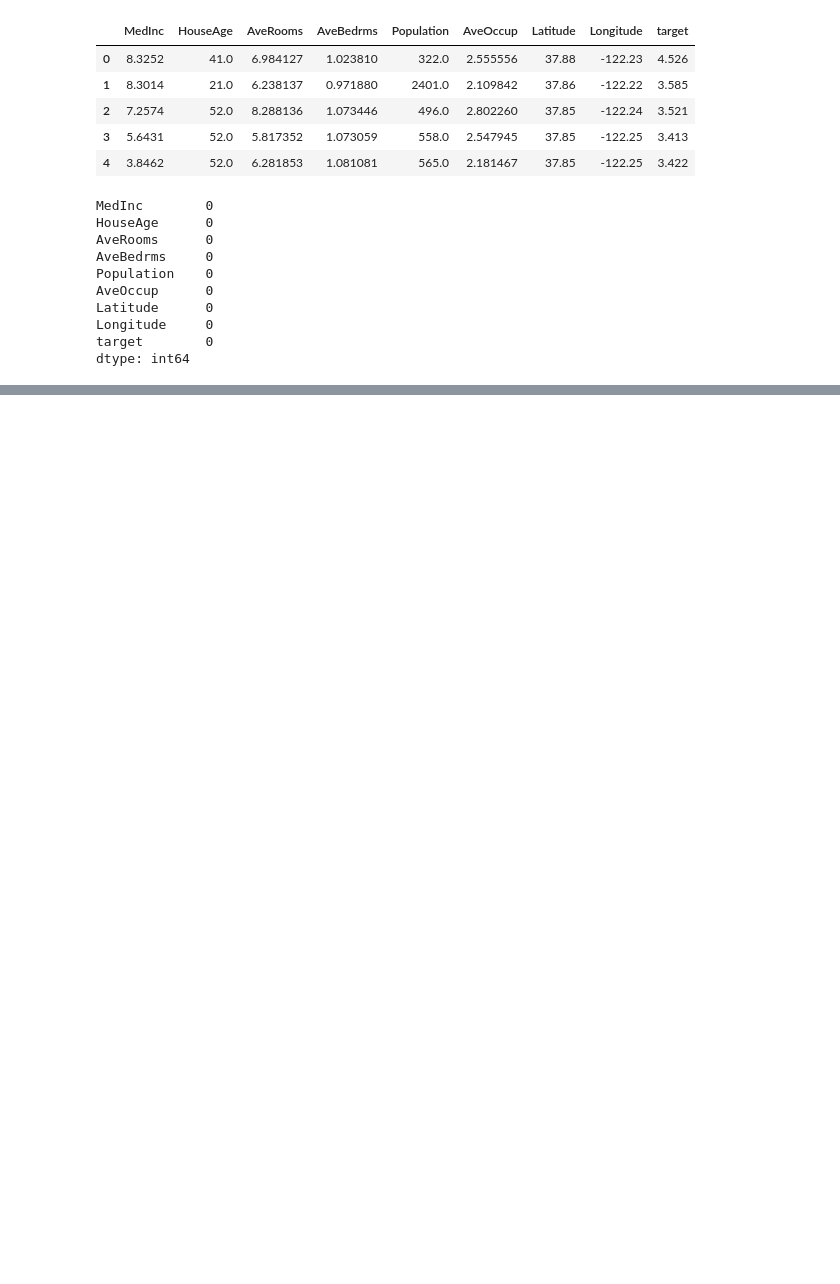
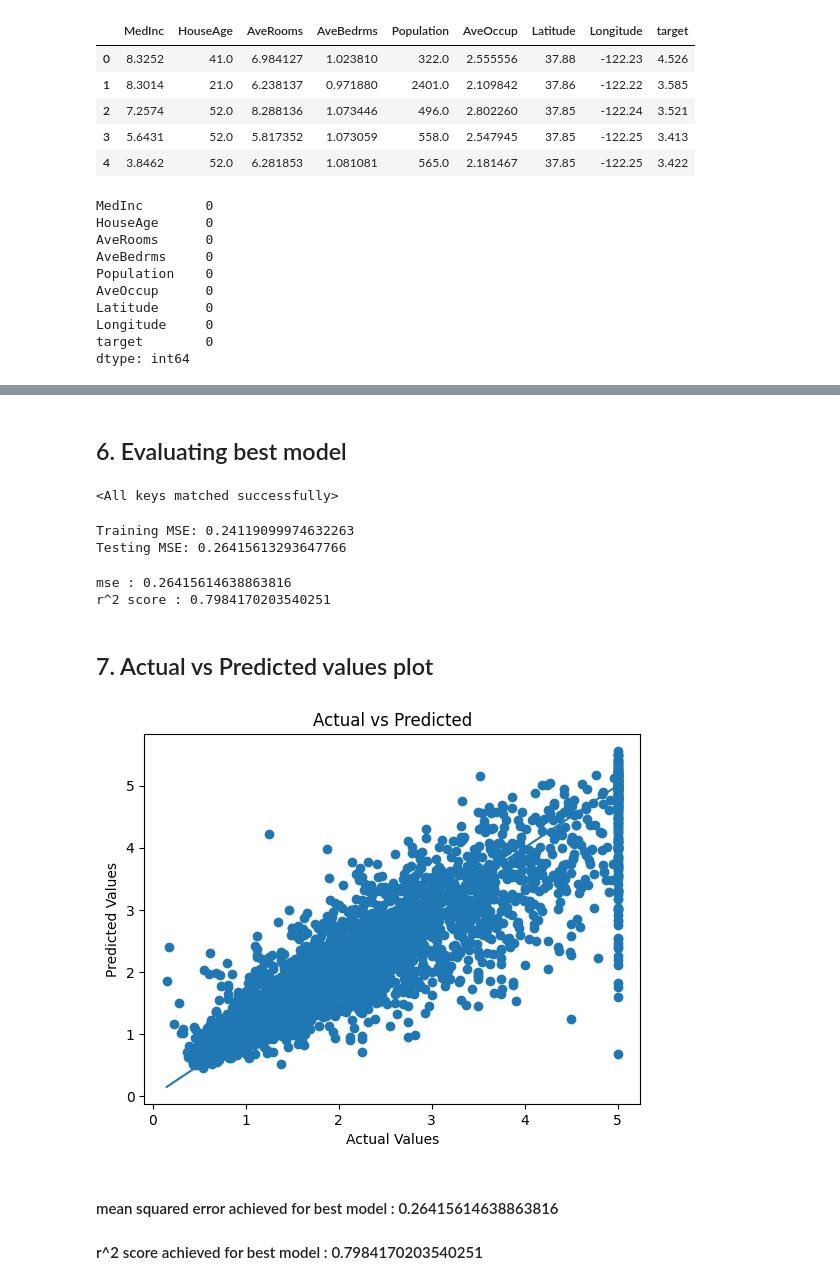
Before and after one commit to kevish2822/Deep-Learning-Foundations, a Jupyter notebook: 01_ANN_Regression/ANN_regression.ipynb, the cells around one changed output, grey strips where cells are left out. Saved outputs shown, nothing was run; the diff lists cells and outputs as text; code cells hidden in the pictures; blank space fills up the shorter version.

```diff
--- a/01_ANN_Regression/ANN_regression.ipynb
+++ b/01_ANN_Regression/ANN_regression.ipynb
@@ -77,0 +175,48 @@ test_loader = DataLoader(test_dataset, batch_size=64, shuffle=True)
+# %% [markdown]
+## 6. Evaluating best model
+# %%
+model.load_state_dict(torch.load('best_model.pt'))
+# %% [output]
+<All keys matched successfully>
+# %%
+model.eval()
+with torch.no_grad():
+    training_outputs = model(X_train_tensor)
+    testing_outputs = model(X_test_tensor)
+
+    training_mse_loss = criterion(training_outputs, y_train_tensor)
+    testing_mse_loss = criterion(testing_outputs, y_test_tensor)
+
+print("Training MSE:", training_mse_loss.item())
+print("Testing MSE:", testing_mse_loss.item())
+# %% [output]
+Training MSE: 0.24119099974632263
+Testing MSE: 0.26415613293647766
+# %%
+from sklearn.metrics import r2_score, mean_squared_error
+
+print(f'mse : {mean_squared_error(y_test, testing_outputs)}')
+print(f'r^2 score : {r2_score(y_test, testing_outputs)}')
+# %% [output]
+mse : 0.26415614638863816
+r^2 score : 0.7984170203540251
+# %% [markdown]
+## 7. Actual vs Predicted values plot
+# %%
+plt.figure()
+
+plt.scatter(y_test, testing_outputs)
+plt.xlabel("Actual Values")
+plt.ylabel("Predicted Values")
+plt.title("Actual vs Predicted")
+
+# perfect prediction line
+plt.plot([y_test.min(), y_test.max()],
+         [y_test.min(), y_test.max()])
+
+plt.show()
+# %% [output]
+[figure, added]
+# %% [markdown]
+#### mean squared error achieved for best model : 0.26415614638863816
+#### r^2 score achieved for best model : 0.7984170203540251
```
Also changed, not shown: parts of 9 cells of this notebook, 2 other files.
